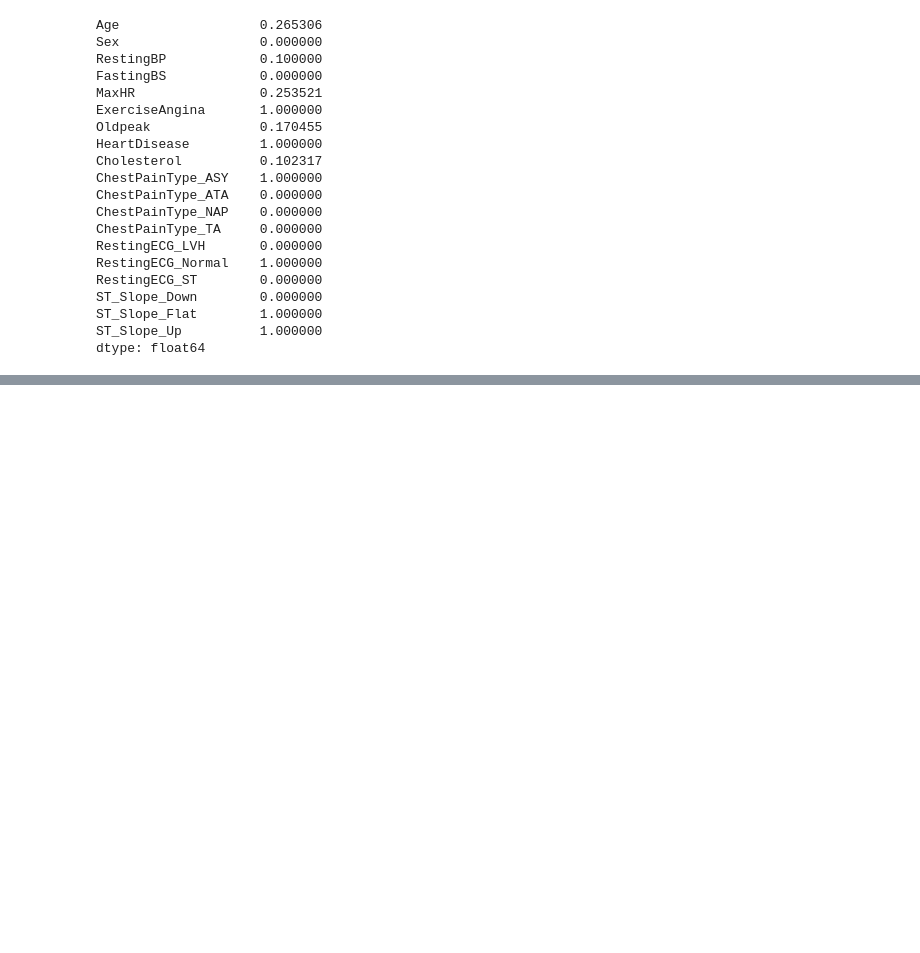
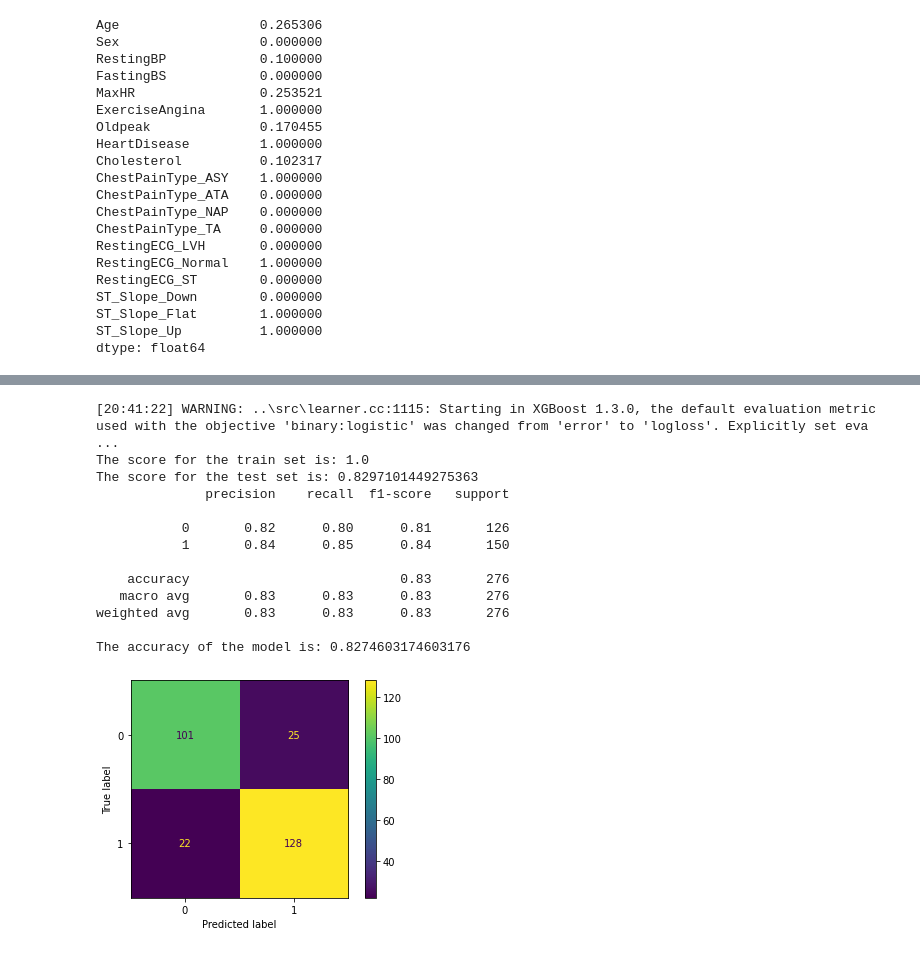
Before and after one commit to Jmumford45/Heart_Prediction_ML, a Jupyter notebook: Heart Disease Prediction.ipynb, the cells around one changed output, grey strips where cells are left out. Cells and saved outputs as stored; diff of their text form; code cells hidden in the pictures; blank space fills up the shorter version.

```diff
--- a/Heart Disease Prediction.ipynb
+++ b/Heart Disease Prediction.ipynb
@@ -408,0 +499,17 @@ from
+# %%
+clf_fit_predict(XGBClassifier(), X_train, X_test, y_train, y_test)
+# %% [output]
+[20:41:22] WARNING: ..\src\learner.cc:1115: Starting in XGBoost 1.3.0, the default evaluation metric used with the objective 'binary:logistic' was changed from 'error' to 'logloss'. Explicitly set eva ...
+The score for the train set is: 1.0
+The score for the test set is: 0.8297101449275363
+              precision    recall  f1-score   support
+
+           0       0.82      0.80      0.81       126
+           1       0.84      0.85      0.84       150
+
+    accuracy                           0.83       276
+   macro avg       0.83      0.83      0.83       276
+weighted avg       0.83      0.83      0.83       276
+
+The accuracy of the model is: 0.8274603174603176
+[figure, added]
```
Also changed, not shown: parts of 19 cells of this notebook, 6 other files.
